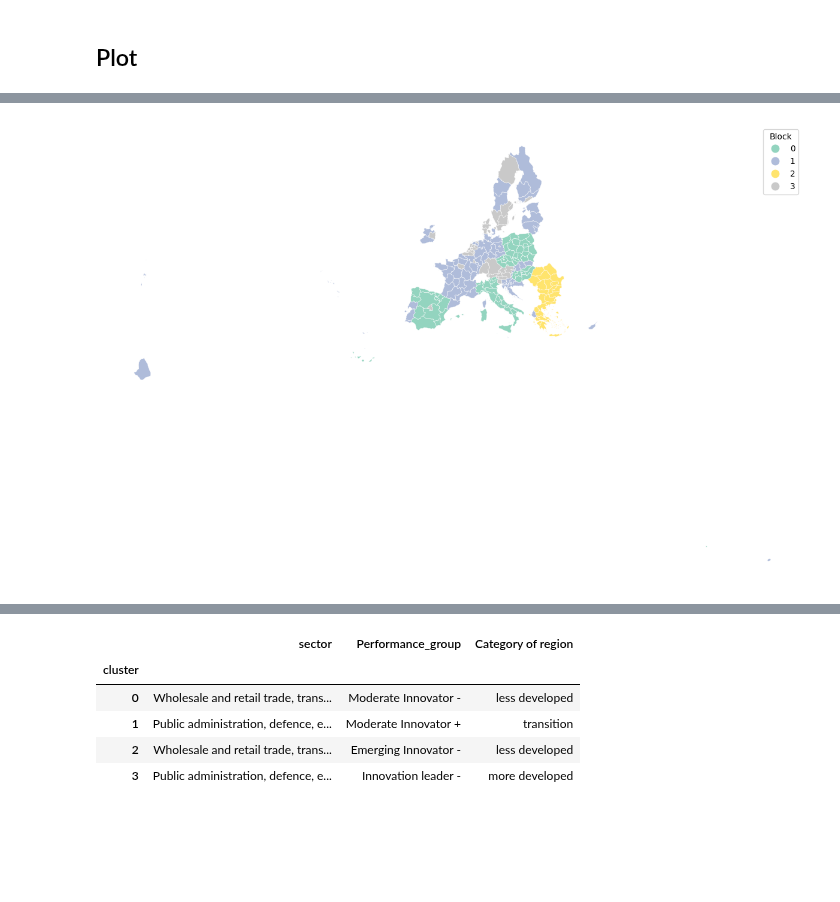
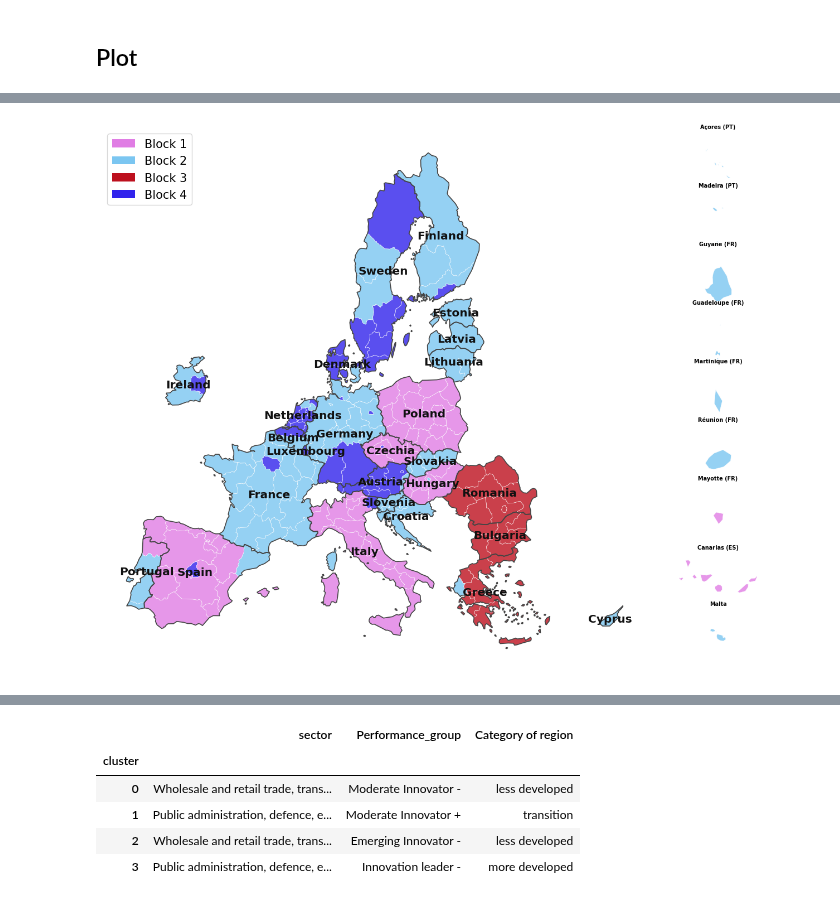
Before and after one commit to DCangemi/SBM-with-mixed-attributes, a Jupyter notebook: EU regions/Eu_regions.ipynb, the cells around one changed output, grey strips where cells are left out. Saved outputs shown, nothing was run; the diff lists cells and outputs as text; code cells hidden in the pictures; blank space fills up the shorter version.

```diff
--- a/EU regions/Eu_regions.ipynb
+++ b/EU regions/Eu_regions.ipynb
@@ -311,40 +404,23 @@ def plot_eu_with_insets(gdf_data, column='cluster', cmap='Set2', title=None, fig
 # %%
 with open('Rs_results_EUregions.pkl', 'rb') as f:
     Rs_k4 = pickle.load(f)
 
 partition_k4 = np.argmax(Rs_k4[4]['r'], axis=1)
 dtemp_k4 = df.copy()
 dtemp_k4['cluster'] = partition_k4 + 1
 gtemp_k4 = gdf.merge(dtemp_k4[['region_code', 'cluster']], left_on='NUTS_ID', right_on='region_code')
 
-plot_eu_with_insets(gtemp_k4, column='cluster', cmap='tab20')
+plot_eu_with_insets(gtemp_k4, column='cluster', cmap='tab20', save='partition_eu_labels')
 
 # # ── K=3, with unemployment ─────────────────────────────────────────────────────
 # with open('Rs_results_EUregions+unemployment.pkl', 'rb') as f:
 #     Rs_k3 = pickle.load(f)
 
 # partition_k3 = np.argmax(Rs_k3[3]['r'], axis=1)
 # dtemp_k3 = df.copy()
 # dtemp_k3['cluster'] = partition_k3
 # gtemp_k3 = gdf.merge(dtemp_k3[['region_code', 'cluster']], left_on='NUTS_ID', right_on='region_code')
 
 # plot_eu_with_insets(gtemp_k3, column='cluster', cmap='Set2', title='SBM — K=3 (+ unemployment)')
+# %% [output]
+[figure, added]
-# %%
-fig, ax = plt.subplots(figsize=(12, 12))
-gtemp.plot(ax=ax, column='cluster', categorical=True,
-           cmap='Set2', edgecolor='white', linewidth=0.5, alpha=0.7,
-           legend=True, legend_kwds={'title': 'Block'})
-plt.axis('off')
-plt.tight_layout()
-plt.show()
-
-# for i, j in G.edges():
-#     ax.plot([centroids.iloc[i].x, centroids.iloc[j].x],
-#             [centroids.iloc[i].y, centroids.iloc[j].y],
-#             color='black', lw=0.8, alpha=0.2)
-
-# plt.axis('off')
-# plt.tight_layout()
-# plt.show()
-# %% [output]
-[figure, removed]
```
Also changed, not shown: parts of 28 cells of this notebook, 9 other files.
